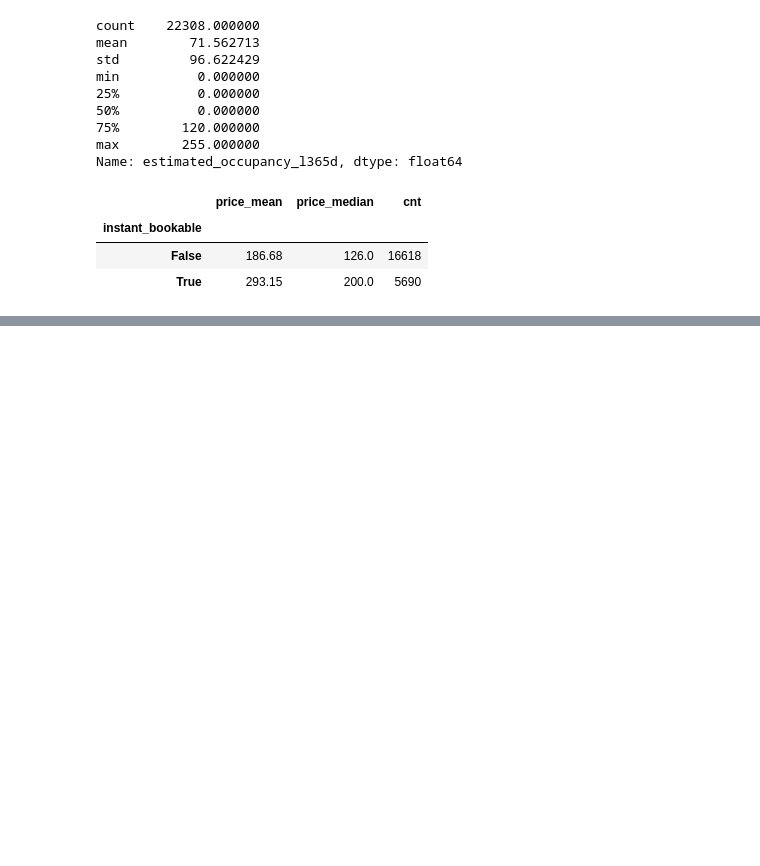
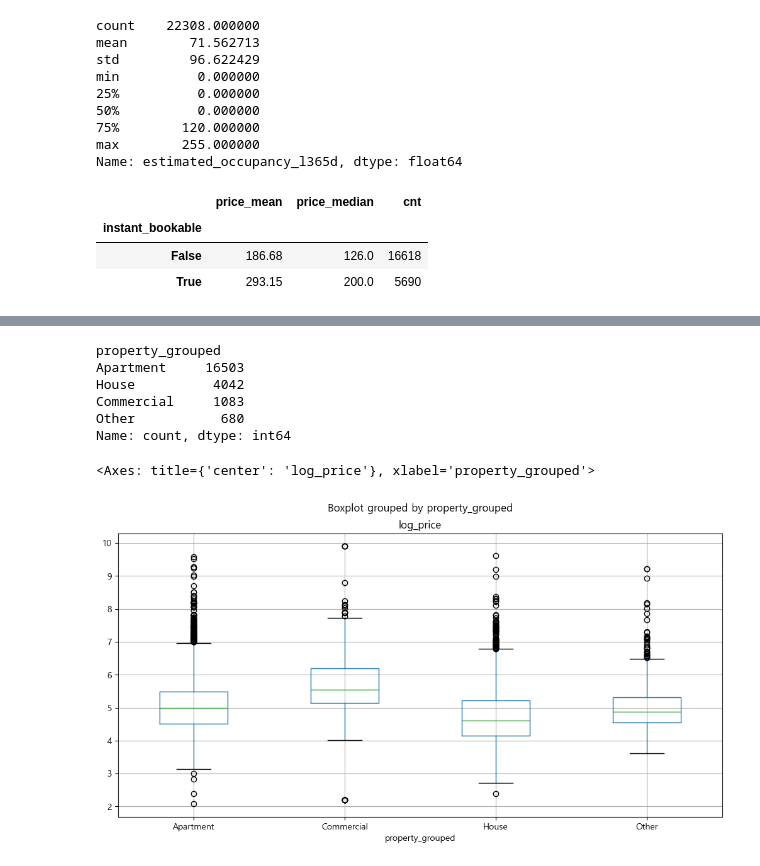
Before and after one commit to sybeom528/airbnb_price_prediction, a Jupyter notebook: notebooks/lch_first_eda.ipynb, the cells around one changed output, grey strips where cells are left out. Saved outputs shown, nothing was run; the diff lists cells and outputs as text; code cells hidden in the pictures; blank space fills up the shorter version.

```diff
--- a/notebooks/lch_first_eda.ipynb
+++ b/notebooks/lch_first_eda.ipynb
@@ -488,0 +642,30 @@ bookable_df.round(2)
+# %%
+#운영형태와 대여 규모에 따라?
+
+def group_property(x):
+    x = str(x).lower()
+
+    if any(word in x for word in ['apartment', 'condo', 'loft','unit']):
+        return 'Apartment'
+    elif any(word in x for word in ['hotel']):
+        return 'Commercial'
+    elif any(word in x for word in ['home', 'villa','cottage','house']):
+        return 'House'
+    else:
+        return 'Other'
+
+df['property_grouped'] = df['property_type'].apply(group_property)
+# %%
+df['property_grouped'].value_counts()
+# %% [output]
+property_grouped
+Apartment     16503
+House          4042
+Commercial     1083
+Other           680
+Name: count, dtype: int64
+# %%
+df.boxplot(column='log_price',by = 'property_grouped')
+# %% [output]
+<Axes: title={'center': 'log_price'}, xlabel='property_grouped'>
+[figure, added]
```
Also changed, not shown: parts of 33 cells of this notebook.
